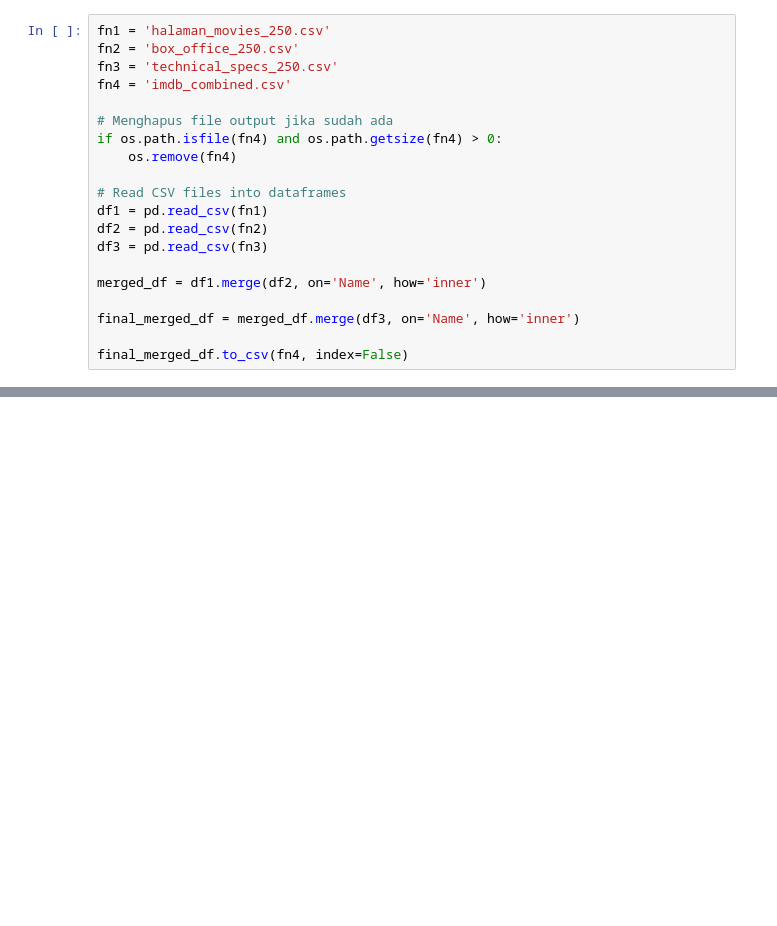
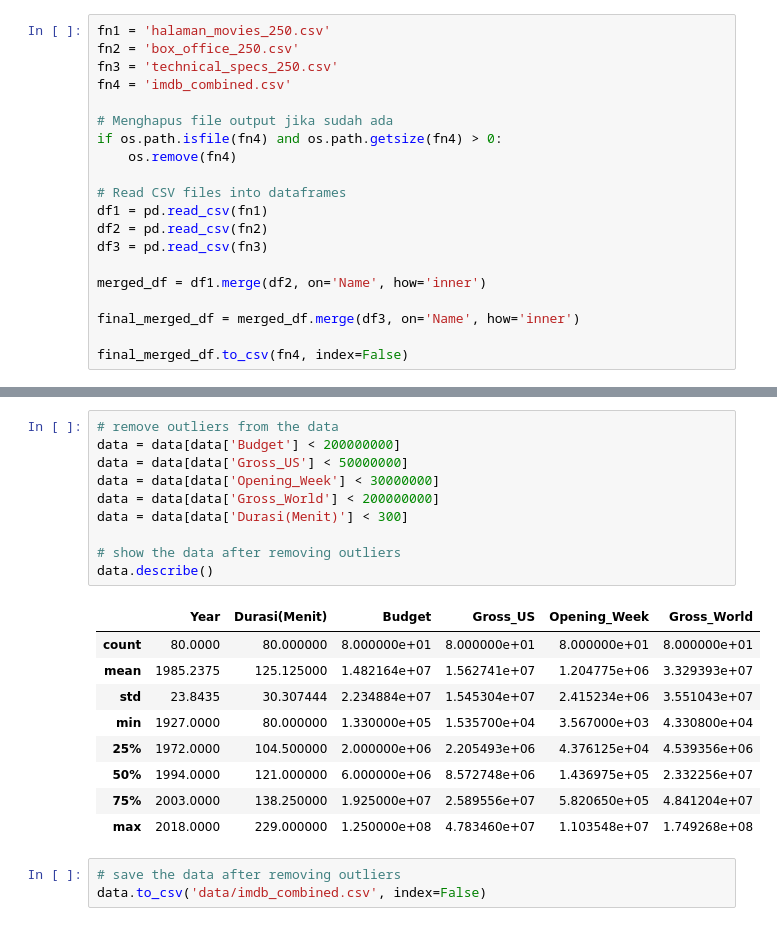
Before and after one commit to Jolycky/DA-AWDashboard, a Jupyter notebook: scraping-imdb.ipynb, the cells around one changed output, grey strips where cells are left out. Cells and saved outputs as stored; diff of their text form; blank space fills up the shorter version.

```diff
--- a/scraping-imdb.ipynb
+++ b/scraping-imdb.ipynb
@@ -345,0 +313,23 @@ Database connection successful!
+# %%
+# remove outliers from the data
+data = data[data['Budget'] < 200000000]
+data = data[data['Gross_US'] < 50000000]
+data = data[data['Opening_Week'] < 30000000]
+data = data[data['Gross_World'] < 200000000]
+data = data[data['Durasi(Menit)'] < 300]
+
+# show the data after removing outliers
+data.describe()
+# %% [output]
+|  | Year | Durasi(Menit) | Budget | Gross_US | Opening_Week | Gross_World |
+| count | 80.0000 | 80.000000 | 8.000000e+01 | 8.000000e+01 | 8.000000e+01 | 8.000000e+01 |
+| mean | 1985.2375 | 125.125000 | 1.482164e+07 | 1.562741e+07 | 1.204775e+06 | 3.329393e+07 |
+| std | 23.8435 | 30.307444 | 2.234884e+07 | 1.545304e+07 | 2.415234e+06 | 3.551043e+07 |
+| min | 1927.0000 | 80.000000 | 1.330000e+05 | 1.535700e+04 | 3.567000e+03 | 4.330800e+04 |
+| 25% | 1972.0000 | 104.500000 | 2.000000e+06 | 2.205493e+06 | 4.376125e+04 | 4.539356e+06 |
+| 50% | 1994.0000 | 121.000000 | 6.000000e+06 | 8.572748e+06 | 1.436975e+05 | 2.332256e+07 |
+| 75% | 2003.0000 | 138.250000 | 1.925000e+07 | 2.589556e+07 | 5.820650e+05 | 4.841204e+07 |
+| max | 2018.0000 | 229.000000 | 1.250000e+08 | 4.783460e+07 | 1.103548e+07 | 1.749268e+08 |
+# %%
+# save the data after removing outliers
+data.to_csv('data/imdb_combined.csv', index=False)
```
Also changed, not shown: parts of 4 cells of this notebook, 7 other files.
